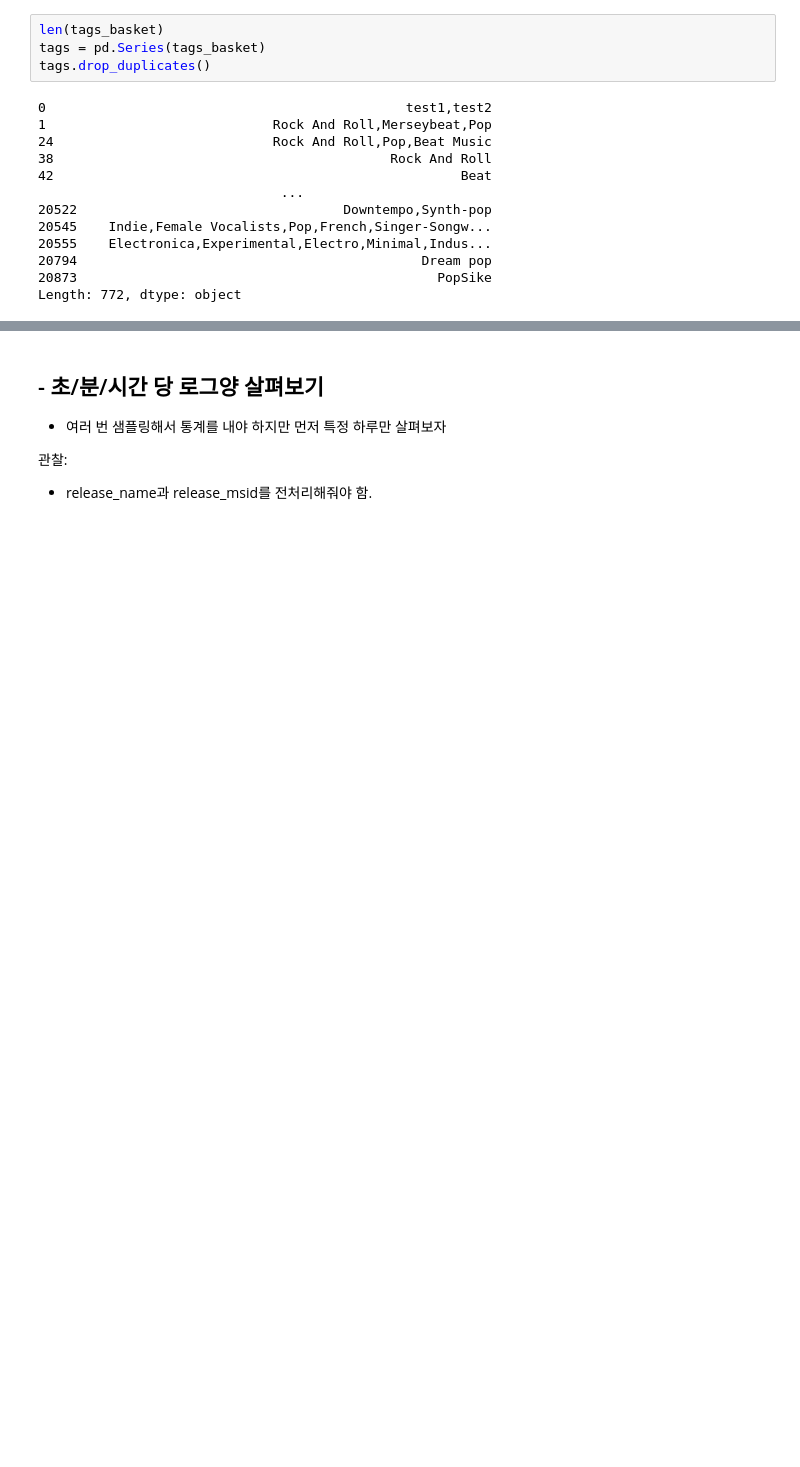
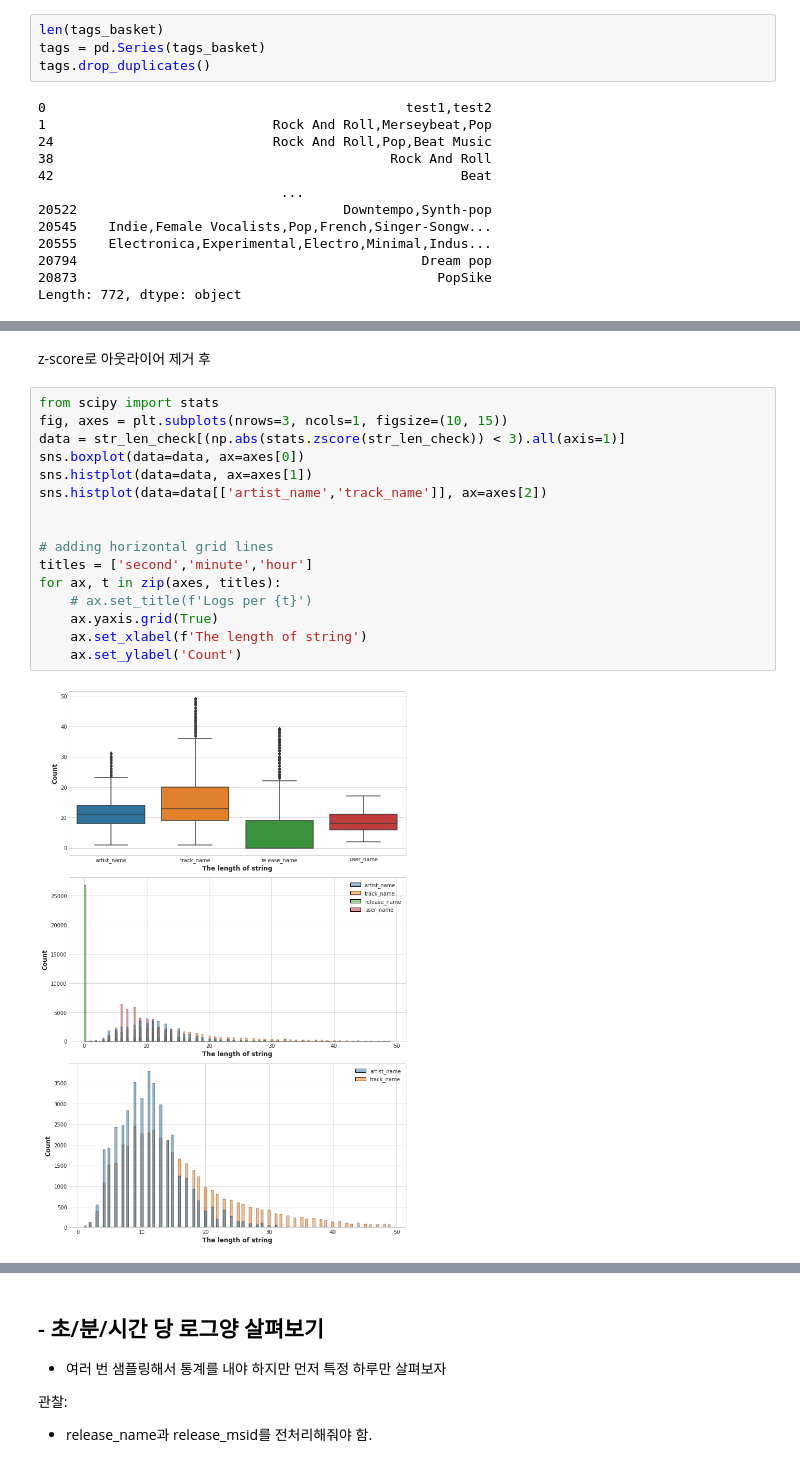
Before and after one commit to ymmu/airflow_test, a Jupyter notebook: listenBrainz_EDA.ipynb, the cells around one changed output, grey strips where cells are left out. Cells and saved outputs as stored; diff of their text form; blank space fills up the shorter version.

```diff
--- a/listenBrainz_EDA.ipynb
+++ b/listenBrainz_EDA.ipynb
@@ -248,0 +603,20 @@ Length: 772, dtype: object
+# %% [markdown]
+z-score로 아웃라이어 제거 후
+# %%
+from scipy import stats
+fig, axes = plt.subplots(nrows=3, ncols=1, figsize=(10, 15))
+data = str_len_check[(np.abs(stats.zscore(str_len_check)) < 3).all(axis=1)]
+sns.boxplot(data=data, ax=axes[0])
+sns.histplot(data=data, ax=axes[1])
+sns.histplot(data=data[['artist_name','track_name']], ax=axes[2])
+
+
+# adding horizontal grid lines
+titles = ['second','minute','hour']
+for ax, t in zip(axes, titles):
+    # ax.set_title(f'Logs per {t}')
+    ax.yaxis.grid(True)
+    ax.set_xlabel(f'The length of string')
+    ax.set_ylabel('Count')
+# %% [output]
+[figure, added]
```
Also changed, not shown: parts of 65 cells of this notebook, 20 other files.
